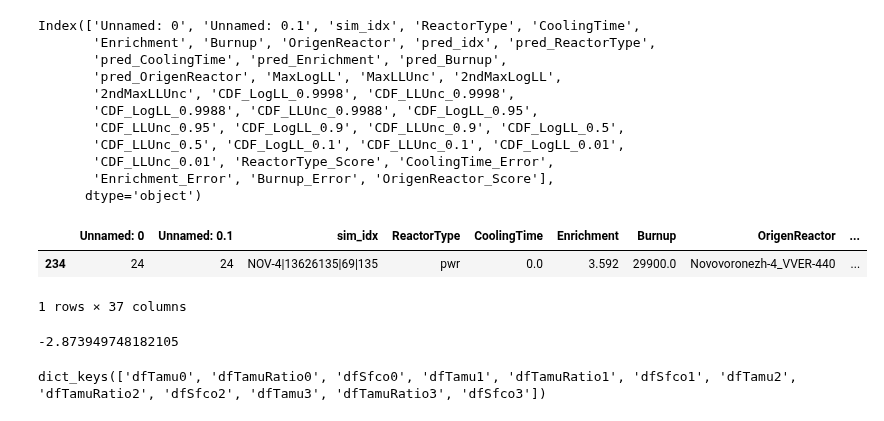
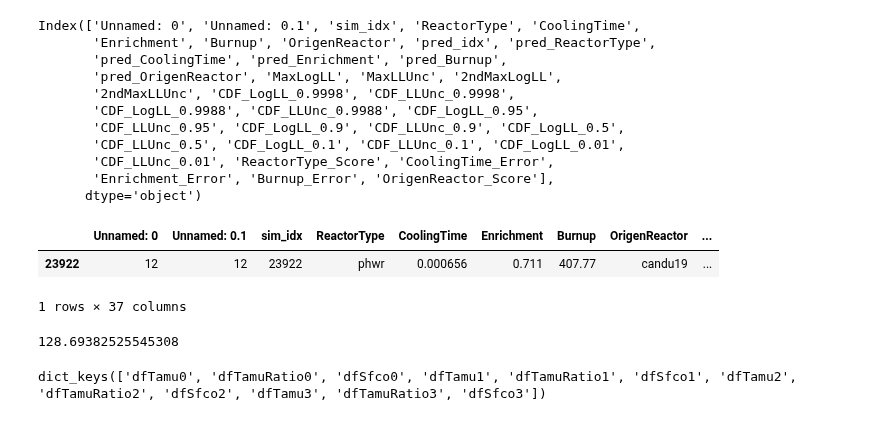
Before and after one commit to opotowsky/like-me-fuel, a Jupyter notebook: jupyter_notebooks/htc_mll_results.ipynb, the cells around one changed output. Saved outputs shown, nothing was run; the diff lists cells and outputs as text; code cells hidden in the pictures.

```diff
--- a/jupyter_notebooks/htc_mll_results.ipynb
+++ b/jupyter_notebooks/htc_mll_results.ipynb
@@ -39,16 +39,16 @@ Index(['Unnamed: 0', 'Unnamed: 0.1', 'sim_idx', 'ReactorType', 'CoolingTime',
        'Enrichment_Error', 'Burnup_Error', 'OrigenReactor_Score'],
       dtype='object')
 # %%
-max_ll_pred = df2['MaxLogLL'].quantile(1, interpolation='higher')
-df2.loc[df2['MaxLogLL'] == max_ll_pred]
+max_ll_pred = df0['MaxLogLL'].quantile(1, interpolation='higher')
+df0.loc[df0['MaxLogLL'] == max_ll_pred]
 # %% [output]
 |  | Unnamed: 0 | Unnamed: 0.1 | sim_idx | ReactorType | CoolingTime | Enrichment | Burnup | OrigenReactor | ... |
-| 234 | 24 | 24 | NOV-4|13626135|69|135 | pwr | 0.0 | 3.592 | 29900.0 | Novovoronezh-4_VVER-440 | ... |
+| 23922 | 12 | 12 | 23922 | phwr | 0.000656 | 0.711 | 407.77 | candu19 | ... |
 1 rows × 37 columns
 # %%
 max_ll_pred
 # %% [output]
--2.873949748182105
+128.69382525545308
 # %%
 dfs.keys()
 # %% [output]
```
Also changed, not shown: parts of 2 cells of this notebook, 10 other files.
